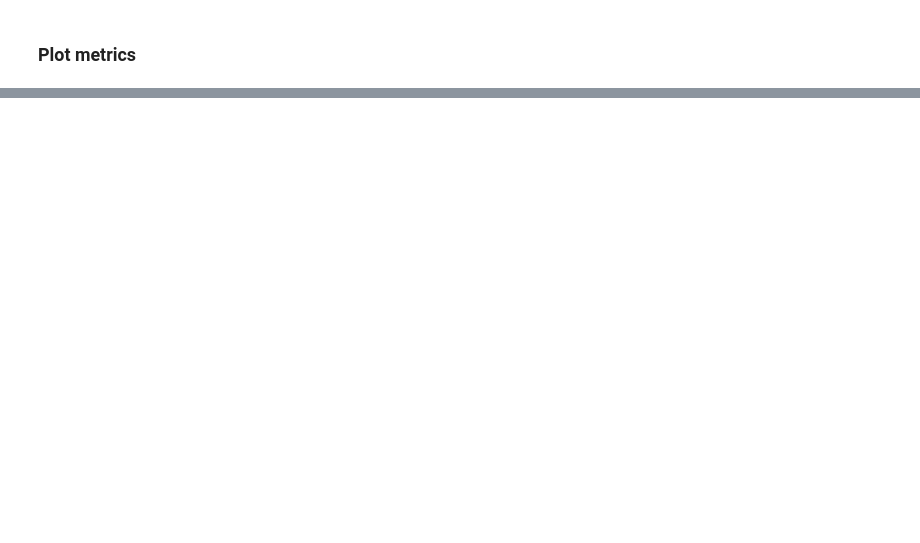
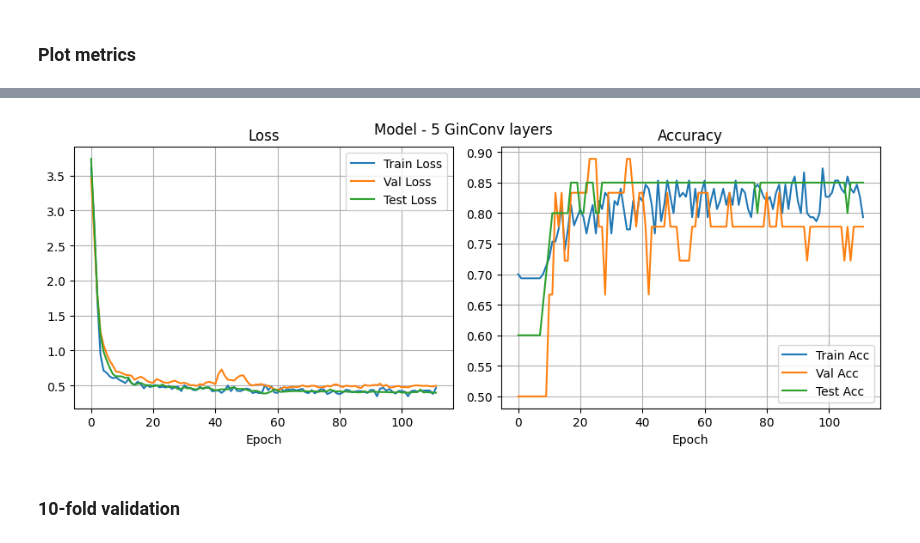
Before and after one commit to AntoineTSP/ML_research_seminar, a Jupyter notebook: MEWISPool/gnn_mewispool.ipynb, the cells around one changed output, grey strips where cells are left out. Cells and saved outputs as stored; diff of their text form; code cells hidden in the pictures; blank space fills up the shorter version.

```diff
--- a/MEWISPool/gnn_mewispool.ipynb
+++ b/MEWISPool/gnn_mewispool.ipynb
@@ -246,0 +335,6 @@ plot_metrics(train_losses, val_losses, test_losses, train_accs, val_accs, test_a
+# %%
+plot_metrics(train_losses, val_losses, test_losses, train_accs, val_accs, test_accs, suptitle='Model - 5 GinConv layers')
+# %% [output]
+[figure, added]
+# %% [markdown]
+### 10-fold validation
```
Also changed, not shown: parts of 19 cells of this notebook, 1 other file.
